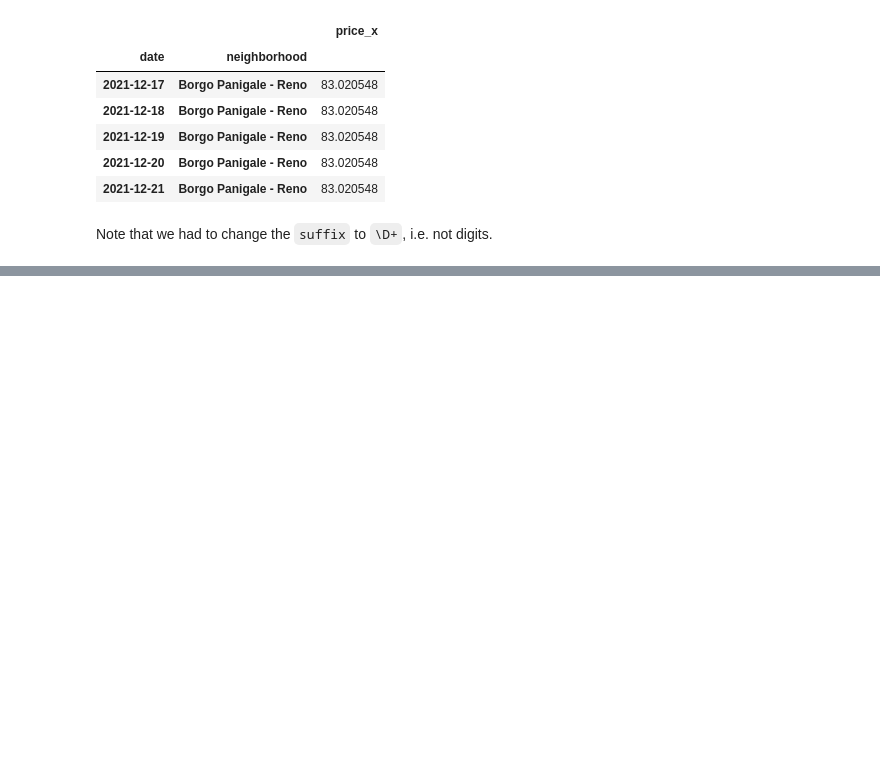
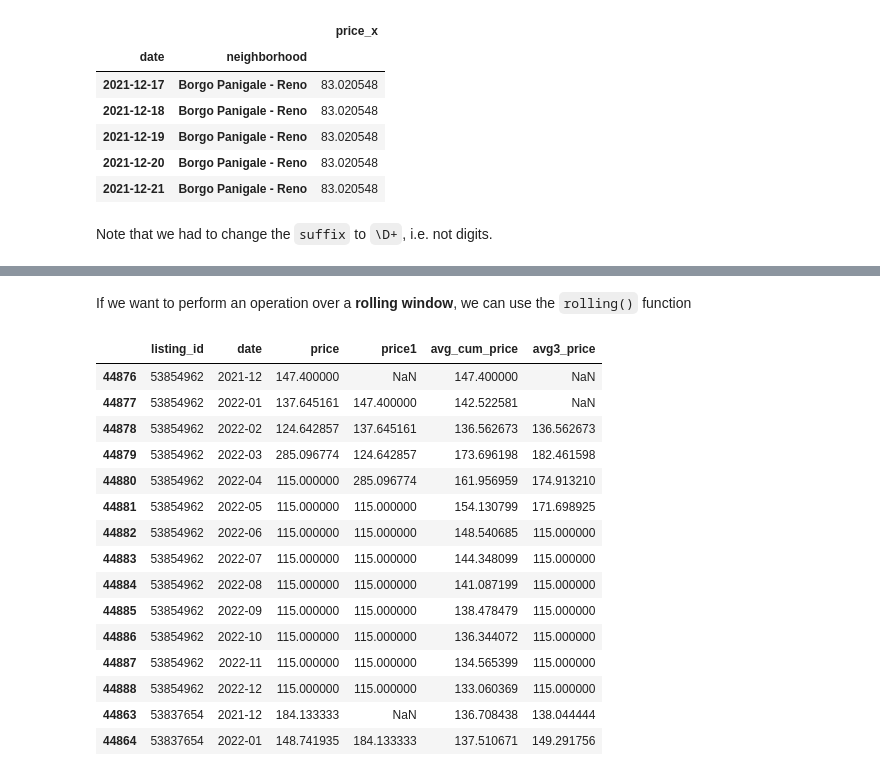
Before and after one commit to matteocourthoud/Data-Science-Python, a Jupyter notebook: notebooks/04_data_wrangling.ipynb, the cells around one changed output, grey strips where cells are left out. Drawn from its saved outputs; the diff is of its cells as text; code cells hidden in the pictures; blank space fills up the shorter version.

Commit message:
windowfunctions

```diff
--- a/notebooks/04_data_wrangling.ipynb
+++ b/notebooks/04_data_wrangling.ipynb
@@ -214,0 +238,7 @@ Note that we had to change the `suffix` to `\D+`, i.e. not digits.
+# %%
+temp = df_prices.copy()
+temp['price'] = temp['price'].str.replace('[$|,]', '', regex=True).astype(float)
+temp['date'] = pd.to_datetime(temp['date']).dt.to_period('M')
+temp = temp.groupby(['listing_id', 'date'])['price'].mean().reset_index()\
+    .sort_values(by=['listing_id', 'date'], ascending=[False, True])
+temp.head()
@@ -214,0 +254,3 @@ Note that we had to change the `suffix` to `\D+`, i.e. not digits.
+# %%
+temp['price1'] = temp['price'].shift(1)
+temp.head(15)
@@ -214,0 +276,3 @@ Note that we had to change the `suffix` to `\D+`, i.e. not digits.
+# %%
+temp['price1'] = temp.groupby('listing_id')['price'].shift(1)
+temp.head(15)
@@ -214,0 +298,3 @@ Note that we had to change the `suffix` to `\D+`, i.e. not digits.
+# %%
+temp['avg_cum_price'] = temp['price'].expanding().mean()
+temp.head(15)
@@ -214,0 +339,22 @@ Note that we had to change the `suffix` to `\D+`, i.e. not digits.
+# %% [markdown]
+If we want to perform an operation over a **rolling window**, we can use the `rolling()` function
+# %%
+temp['avg3_price'] = temp['price'].rolling(3).mean()
+temp.head(15)
+# %% [output]
+|  | listing_id | date | price | price1 | avg_cum_price | avg3_price |
+| 44876 | 53854962 | 2021-12 | 147.400000 | NaN | 147.400000 | NaN |
+| 44877 | 53854962 | 2022-01 | 137.645161 | 147.400000 | 142.522581 | NaN |
+| 44878 | 53854962 | 2022-02 | 124.642857 | 137.645161 | 136.562673 | 136.562673 |
+| 44879 | 53854962 | 2022-03 | 285.096774 | 124.642857 | 173.696198 | 182.461598 |
+| 44880 | 53854962 | 2022-04 | 115.000000 | 285.096774 | 161.956959 | 174.913210 |
+| 44881 | 53854962 | 2022-05 | 115.000000 | 115.000000 | 154.130799 | 171.698925 |
+| 44882 | 53854962 | 2022-06 | 115.000000 | 115.000000 | 148.540685 | 115.000000 |
+| 44883 | 53854962 | 2022-07 | 115.000000 | 115.000000 | 144.348099 | 115.000000 |
+| 44884 | 53854962 | 2022-08 | 115.000000 | 115.000000 | 141.087199 | 115.000000 |
+| 44885 | 53854962 | 2022-09 | 115.000000 | 115.000000 | 138.478479 | 115.000000 |
+| 44886 | 53854962 | 2022-10 | 115.000000 | 115.000000 | 136.344072 | 115.000000 |
+| 44887 | 53854962 | 2022-11 | 115.000000 | 115.000000 | 134.565399 | 115.000000 |
+| 44888 | 53854962 | 2022-12 | 115.000000 | 115.000000 | 133.060369 | 115.000000 |
+| 44863 | 53837654 | 2021-12 | 184.133333 | NaN | 136.708438 | 138.044444 |
+| 44864 | 53837654 | 2022-01 | 148.741935 | 184.133333 | 137.510671 | 149.291756 |
```
Also changed, not shown: parts of 20 cells of this notebook, 3 other files.
